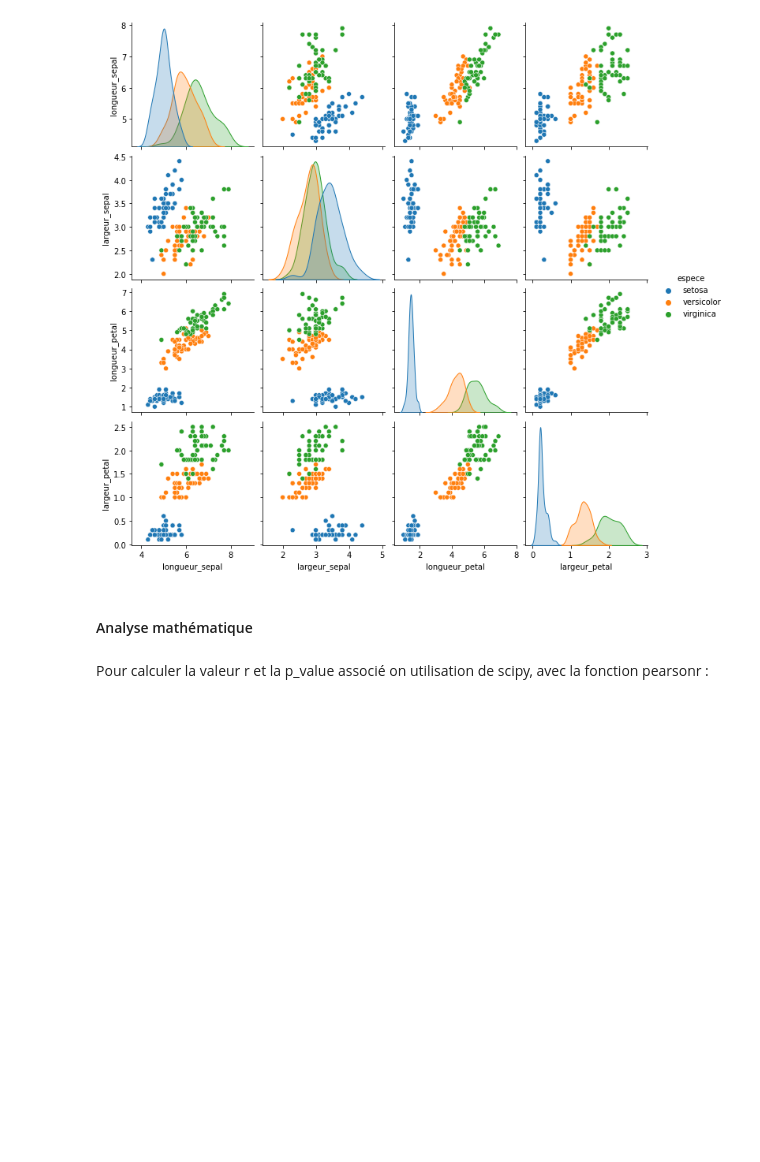
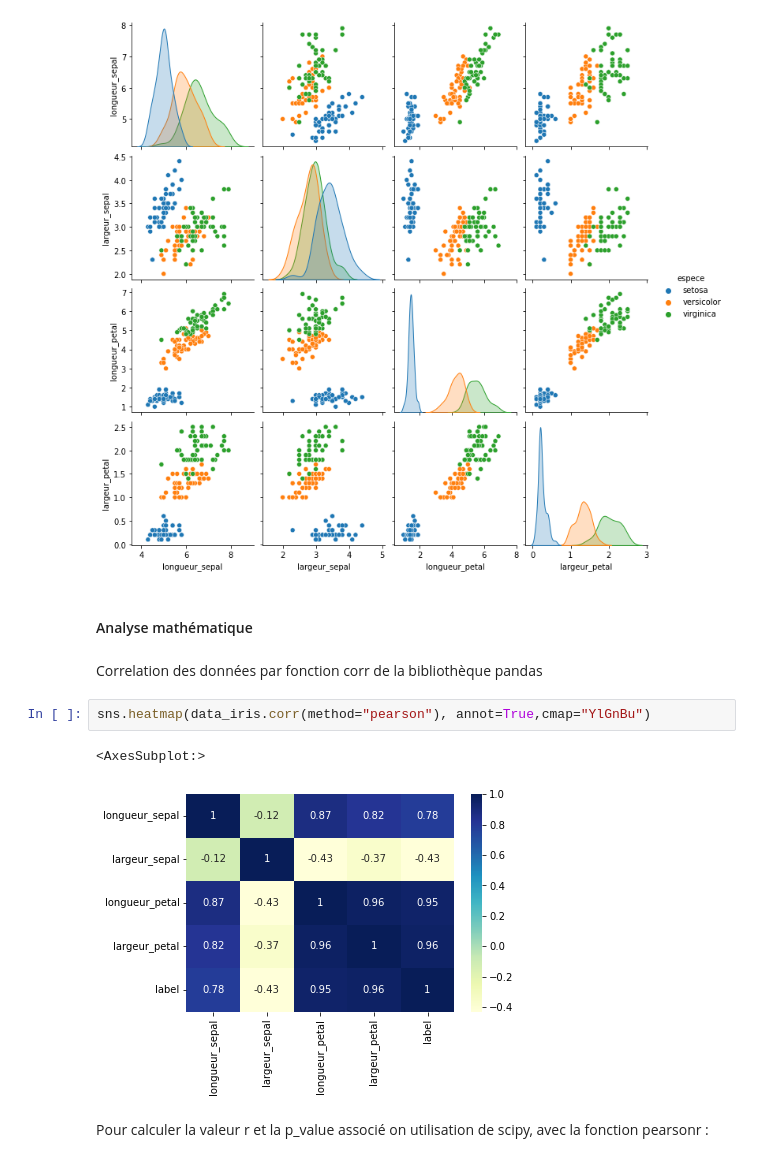
Before and after one commit to CassiaFa/Analyse_Donnees, a Jupyter notebook: analyse.ipynb, the cells around one changed output. Drawn from its saved outputs; the diff is of its cells as text; blank space fills up the shorter version.

Commit message:
Modification du notebook
Ajout de la heatmap de correlation

```diff
--- a/analyse.ipynb
+++ b/analyse.ipynb
@@ -477,6 +479,13 @@ sns.pairplot(data_iris, hue='espece',vars=data_iris.columns[:-2])
 [figure]
 # %% [markdown]
 #### Analyse mathématique
+# %% [markdown]
+Correlation des données par fonction corr de la bibliothèque pandas
+# %%
+sns.heatmap(data_iris.corr(method="pearson"), annot=True,cmap="YlGnBu")
+# %% [output]
+<AxesSubplot:>
+[figure, added]
 # %% [markdown]
 Pour calculer la valeur r et la p_value associé on utilisation de scipy, avec la fonction pearsonr :
 # %%
```
Also changed, not shown: parts of 7 cells of this notebook.
